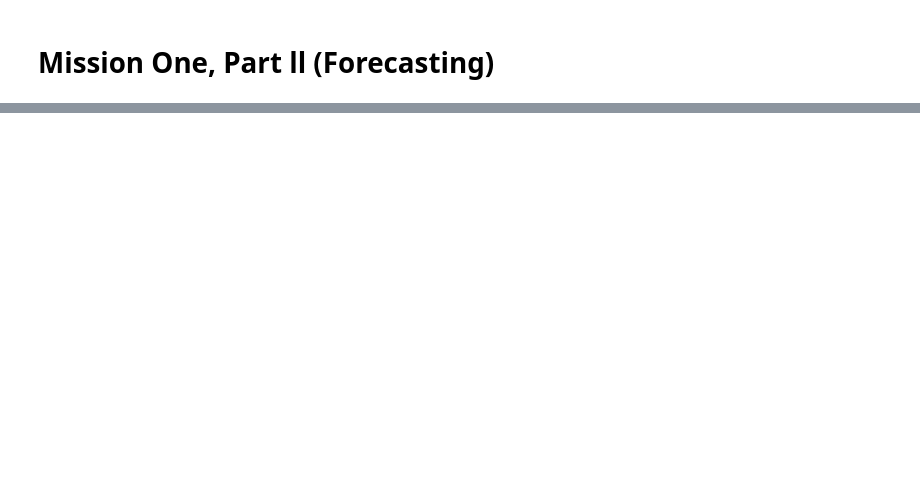
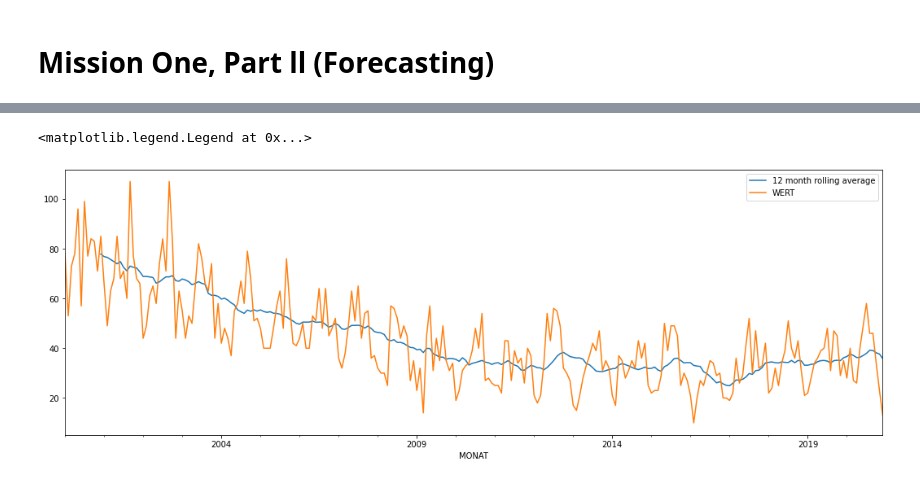
Before and after one commit to asalarp/dps_challenge, a Jupyter notebook: Mission1.ipynb, the cells around one changed output, grey strips where cells are left out. Saved outputs shown, nothing was run; the diff lists cells and outputs as text; code cells hidden in the pictures; blank space fills up the shorter version.

```diff
--- a/Mission1.ipynb
+++ b/Mission1.ipynb
@@ -121,0 +195,9 @@ fig.show()
+# %%
+# visualizing 12 months mean
+time_series = df_forecast['WERT']
+time_series.rolling(12).mean().plot(label='12 month rolling average')
+time_series.plot()
+plt.legend()
+# %% [output]
+<matplotlib.legend.Legend at 0x...>
+[figure, added]
```
Also changed, not shown: parts of 5 cells of this notebook.
